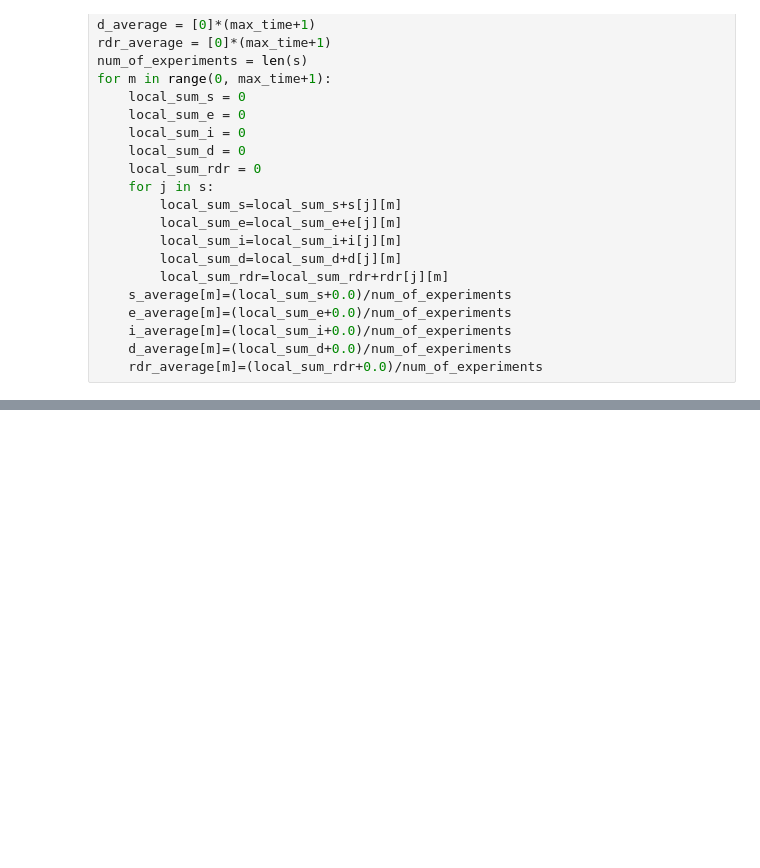
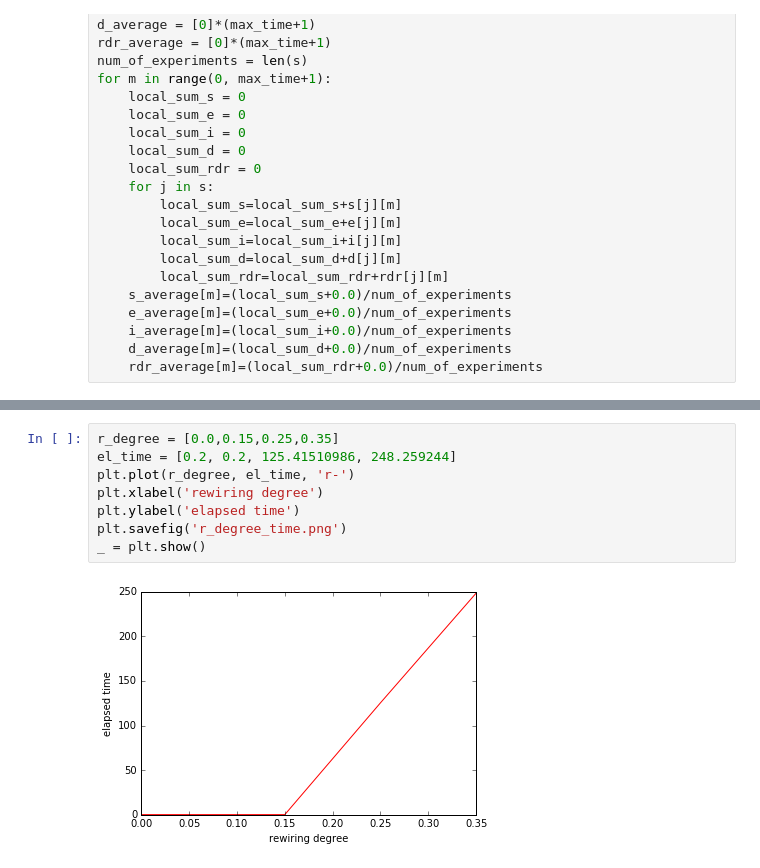
Before and after one commit to tt24/SimulationsOnNetworks, a Jupyter notebook: DataAnalysis.ipynb, the cells around one changed output, grey strips where cells are left out. Drawn from its saved outputs; the diff is of its cells as text; blank space fills up the shorter version.

```diff
--- a/DataAnalysis.ipynb
+++ b/DataAnalysis.ipynb
@@ -138,0 +150,10 @@ plt.plot(range(0,max_time+1), s_average, 'y-', range(0,max_time+1), e_average, '
+# %%
+r_degree = [0.0,0.15,0.25,0.35]
+el_time = [0.2, 0.2, 125.41510986, 248.259244]
+plt.plot(r_degree, el_time, 'r-')
+plt.xlabel('rewiring degree')
+plt.ylabel('elapsed time')
+plt.savefig('r_degree_time.png')
+_ = plt.show()
+# %% [output]
+[figure, added]
```
Also changed, not shown: parts of 3 cells of this notebook, 16 other files.
